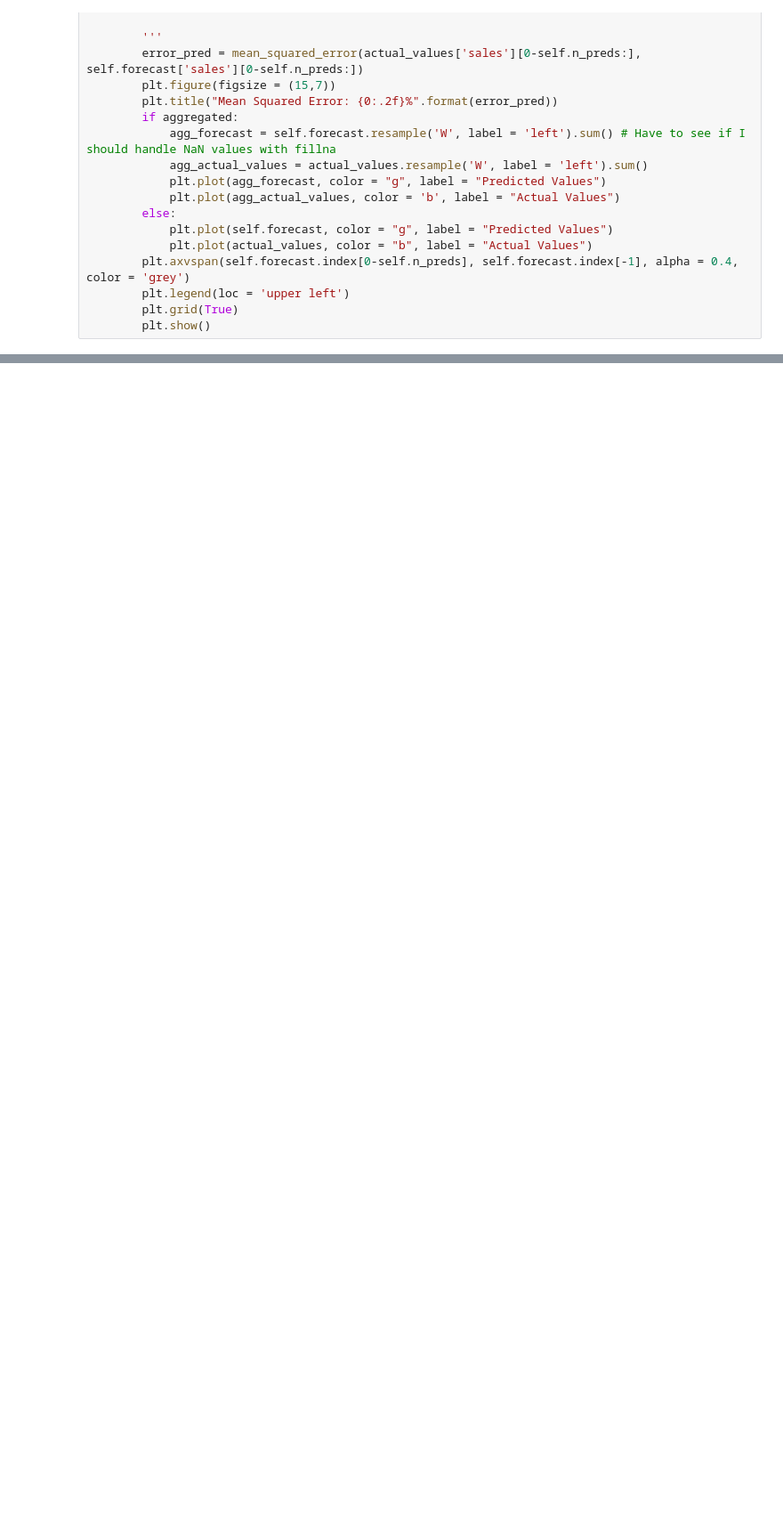
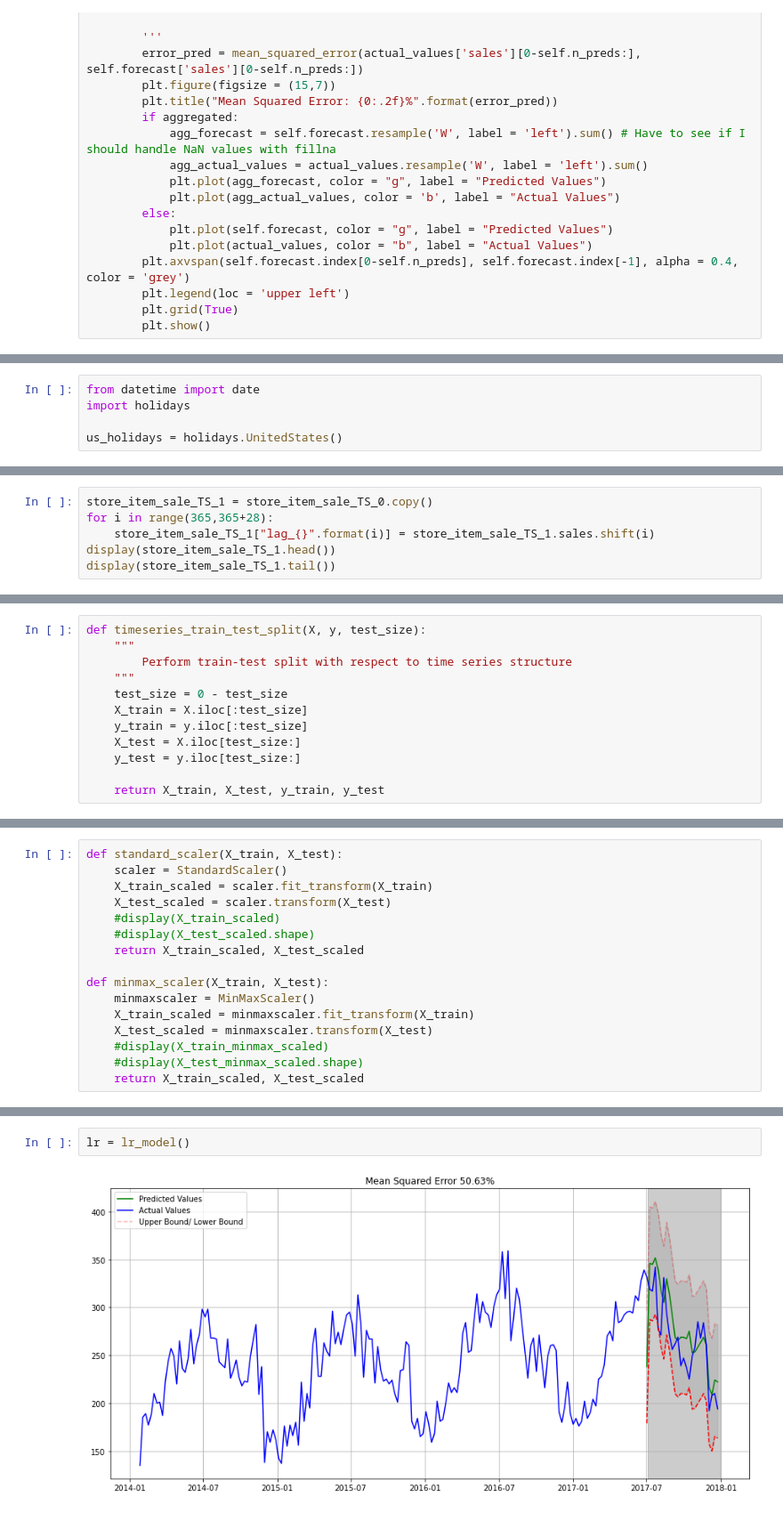
Before and after one commit to Shivanshu17/Item_Demand_Forecasting, a Jupyter notebook: Demand_Forecasting.ipynb, the cells around one changed output, grey strips where cells are left out. Shown at 89% size. Cells and saved outputs as stored; diff of their text form; blank space fills up the shorter version.

```diff
--- a/Demand_Forecasting.ipynb
+++ b/Demand_Forecasting.ipynb
@@ -1285,0 +1249,5 @@ Non-invertible starting seasonal moving average Using zeros as starting paramete
+# %%
+from datetime import date
+import holidays
+
+us_holidays = holidays.UnitedStates()
@@ -1285,0 +1298,6 @@ Non-invertible starting seasonal moving average Using zeros as starting paramete
+# %%
+store_item_sale_TS_1 = store_item_sale_TS_0.copy()
+for i in range(365,365+28):
+    store_item_sale_TS_1["lag_{}".format(i)] = store_item_sale_TS_1.sales.shift(i)
+display(store_item_sale_TS_1.head())
+display(store_item_sale_TS_1.tail())
@@ -1285,0 +1442,12 @@ Non-invertible starting seasonal moving average Using zeros as starting paramete
+# %%
+def timeseries_train_test_split(X, y, test_size):
+    """
+        Perform train-test split with respect to time series structure
+    """
+    test_size = 0 - test_size
+    X_train = X.iloc[:test_size]
+    y_train = y.iloc[:test_size]
+    X_test = X.iloc[test_size:]
+    y_test = y.iloc[test_size:]
+
+    return X_train, X_test, y_train, y_test
@@ -1285,0 +1456,16 @@ Non-invertible starting seasonal moving average Using zeros as starting paramete
+# %%
+def standard_scaler(X_train, X_test):
+    scaler = StandardScaler()
+    X_train_scaled = scaler.fit_transform(X_train)
+    X_test_scaled = scaler.transform(X_test)
+    #display(X_train_scaled)
+    #display(X_test_scaled.shape)
+    return X_train_scaled, X_test_scaled
+
+def minmax_scaler(X_train, X_test):
+    minmaxscaler = MinMaxScaler()
+    X_train_scaled = minmaxscaler.fit_transform(X_train)
+    X_test_scaled = minmaxscaler.transform(X_test)
+    #display(X_train_minmax_scaled)
+    #display(X_test_minmax_scaled.shape)
+    return X_train_scaled, X_test_scaled
@@ -1285,0 +1614,4 @@ Non-invertible starting seasonal moving average Using zeros as starting paramete
+# %%
+lr = lr_model()
+# %% [output]
+[figure, added]
```
Also changed, not shown: parts of 24 cells of this notebook.
